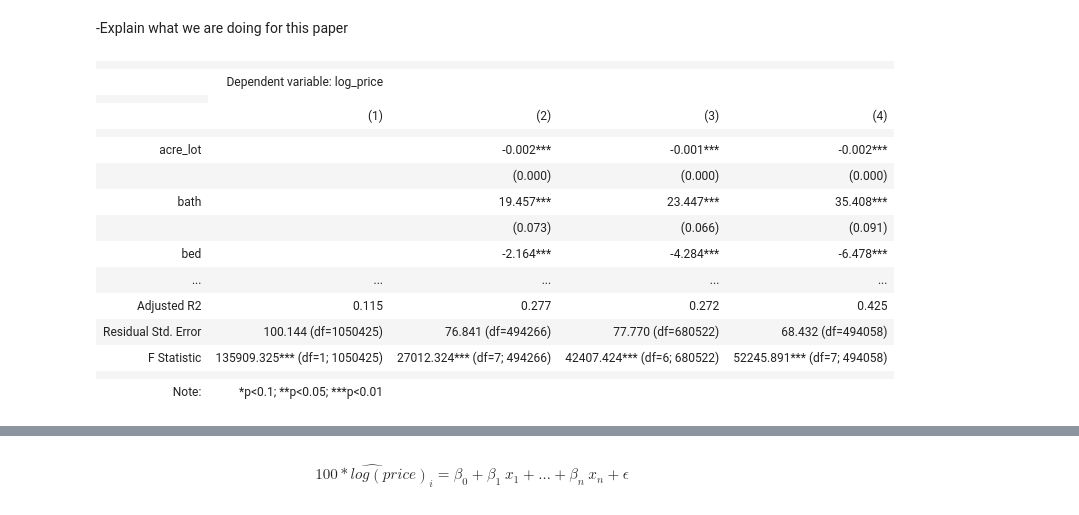
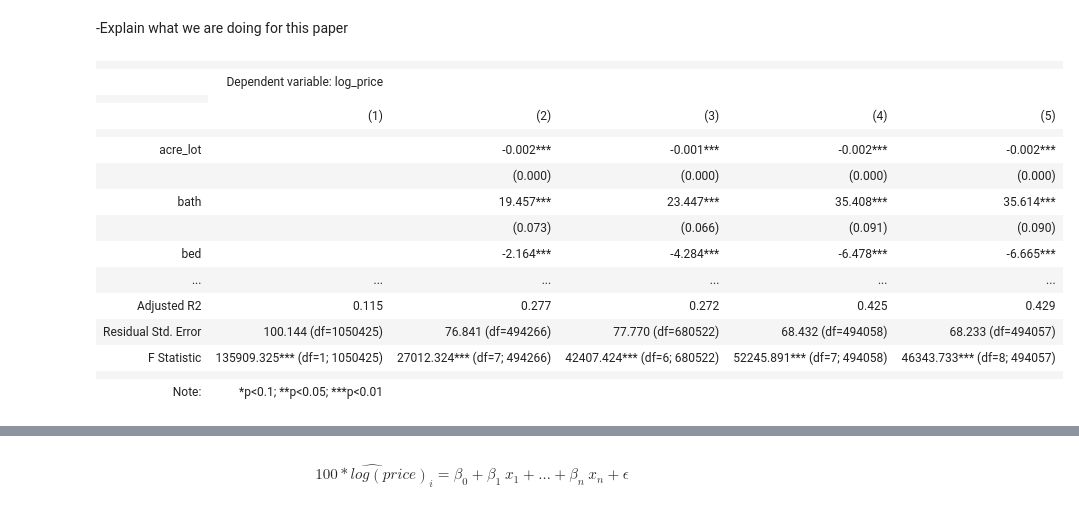
Before and after one commit to ECO225-W2024/project-one-code-S-O-Ahn, a Jupyter notebook: Project 1.ipynb, the cells around one changed output, grey strips where cells are left out. Drawn from its saved outputs; the diff is of its cells as text; code cells hidden in the pictures.

Commit message:
saving before ML

```diff
--- a/Project 1.ipynb
+++ b/Project 1.ipynb
@@ -785,8 +795,9 @@ These maps display the distribution of poverty rate and childhood poverty rate i
 df_data['const'] = 1
 df_data['log_walk'] = np.log(df_data['NatWalkInd'])
 df_data['urban'] = df_data['area_type'].apply(lambda x: 1 if x == 'Urban' else 0)
+df_data['log_walk_urban'] = df_data['log_walk'] * df_data['urban']
 # %%
-df_cleaned = df_data.dropna(subset=['const','log_walk','bed','bath','sold_before','acre_lot','house_size','urban'])
+df_cleaned1 = df_data.dropna(subset=['const','log_walk','bed','bath','sold_before','acre_lot','house_size','urban'])
 # %%
 #create 4 models to test the effect of different variables on log price
 x1 = ['const','log_walk']
@@ -798,34 +809,40 @@ reg1 = sm.OLS(df_data['log_price'] * 100, df_data[x1], missing='drop').fit()
 reg2 = sm.OLS(df_data['log_price']* 100, df_data[x2], missing='drop').fit()
 reg3 = sm.OLS(df_data['log_price']* 100, df_data[x3], missing='drop').fit()
 # %%
-influence2 = reg2.get_influence()
+influence1 = reg2.get_influence()
 
-cook2 = influence2.cooks_distance
+cook1 = influence1.cooks_distance
 
-influential_points_2 = df_cleaned.index[cook2[0] > 4*(np.mean(cook2[0]))]
+influential_points_1 = df_cleaned1.index[cook1[0] > 4*(np.mean(cook1[0]))]
 
-df_no_cook = df_data.drop(influential_points_2)
+df_no_cook = df_data.drop(influential_points_1)
 # %%
 reg4 = sm.OLS(df_no_cook['log_price']* 100, df_no_cook[x4], missing='drop').fit()
+# %%
+# Add the interaction term to your list of independent variables
+x5 = x4 + ['log_walk_urban']
+
+# Fit the model with the interaction term
+reg5 = sm.OLS(df_no_cook['log_price'] * 100, df_no_cook[x5], missing='drop').fit()
 # %%
-stargazer1 = Stargazer([reg1, reg2, reg3, reg4])
+stargazer1 = Stargazer([reg1, reg2, reg3, reg4, reg5])
 
 stargazer1
 #stargazer1.render_latex()
 # %% [output]
-|  |  |  |  |  |
-|  | Dependent variable: log_price |  |  |  |
+|  |  |  |  |  |  |
+|  | Dependent variable: log_price |  |  |  |  |
 |  |
-|  | (1) | (2) | (3) | (4) |
-|  |  |  |  |  |
-| acre_lot |  | -0.002*** | -0.001*** | -0.002*** |
-|  |  | (0.000) | (0.000) | (0.000) |
-| bath |  | 19.457*** | 23.447*** | 35.408*** |
-|  |  | (0.073) | (0.066) | (0.091) |
-| bed |  | -2.164*** | -4.284*** | -6.478*** |
-| ... | ... | ... | ... | ... |
-| Adjusted R2 | 0.115 | 0.277 | 0.272 | 0.425 |
-| Residual Std. Error | 100.144 (df=1050425) | 76.841 (df=494266) | 77.770 (df=680522) | 68.432 (df=494058) |
-| F Statistic | 135909.325*** (df=1; 1050425) | 27012.324*** (df=7; 494266) | 42407.424*** (df=6; 680522) | 52245.891*** (df=7; 494058) |
-|  |  |  |  |  |
-| Note: | *p<0.1; **p<0.05; ***p<0.01 |  |  |  |
+|  | (1) | (2) | (3) | (4) | (5) |
+|  |  |  |  |  |  |
+| acre_lot |  | -0.002*** | -0.001*** | -0.002*** | -0.002*** |
+|  |  | (0.000) | (0.000) | (0.000) | (0.000) |
+| bath |  | 19.457*** | 23.447*** | 35.408*** | 35.614*** |
+|  |  | (0.073) | (0.066) | (0.091) | (0.090) |
+| bed |  | -2.164*** | -4.284*** | -6.478*** | -6.665*** |
+| ... | ... | ... | ... | ... | ... |
+| Adjusted R2 | 0.115 | 0.277 | 0.272 | 0.425 | 0.429 |
+| Residual Std. Error | 100.144 (df=1050425) | 76.841 (df=494266) | 77.770 (df=680522) | 68.432 (df=494058) | 68.233 (df=494057) |
+| F Statistic | 135909.325*** (df=1; 1050425) | 27012.324*** (df=7; 494266) | 42407.424*** (df=6; 680522) | 52245.891*** (df=7; 494058) | 46343.733*** (df=8; 494057) |
+|  |  |  |  |  |  |
+| Note: | *p<0.1; **p<0.05; ***p<0.01 |  |  |  |  |
```
Also changed, not shown: parts of 16 cells of this notebook.
